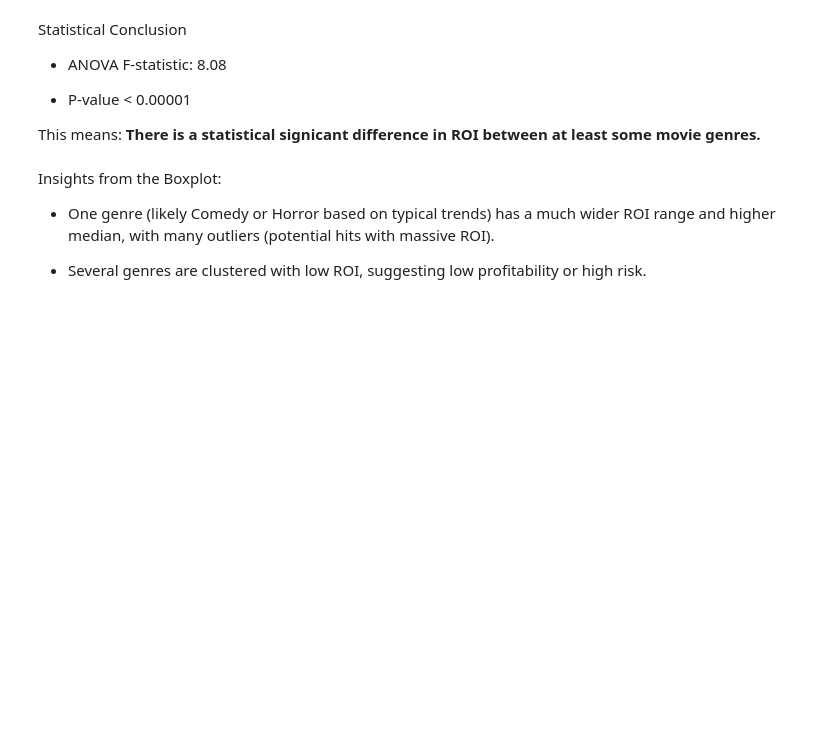
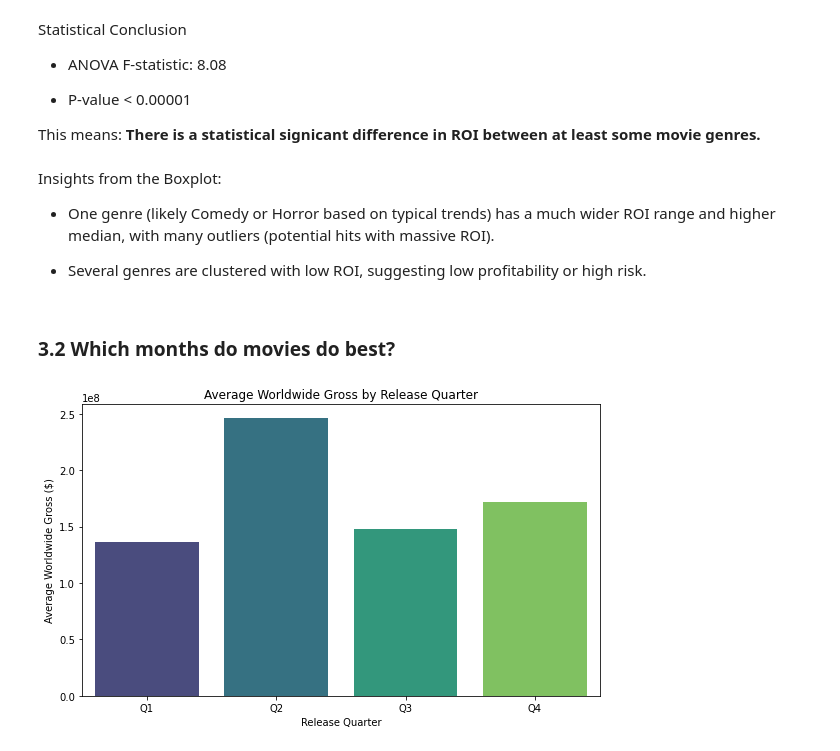
Before and after one commit to tingly-amua/Box-Office-Movie-Analysis, a Jupyter notebook: project.ipynb, the cells around one changed output. Saved outputs shown, nothing was run; the diff lists cells and outputs as text; code cells hidden in the pictures; blank space fills up the shorter version.

Commit message:
Analyse the best quarter to release a movie

```diff
--- a/project.ipynb
+++ b/project.ipynb
@@ -495,3 +495,42 @@ Insights from the Boxplot:
 - One genre (likely Comedy or Horror based on typical trends) has a much wider ROI range and higher median, with many outliers (potential hits with massive ROI).
 
 - Several genres are clustered with low ROI, suggesting low profitability or high risk.
+# %% [markdown]
+### 3.2 Which months do movies do best?
+# %%
+# Clean worldwide gross
+def parse_currency(x):
+    return float(str(x).replace('$', '').replace(',', '').strip()) if pd.notnull(x) else None
+
+full_df['worldwide_gross'] = full_df['worldwide_gross'].apply(parse_currency)
+
+# Parse release month from release_date
+full_df['release_date'] = pd.to_datetime(full_df['release_date'], errors='coerce')
+full_df['release_month'] = full_df['release_date'].dt.month
+
+# Map months to quarters
+def month_to_quarter(month):
+    if month in [1, 2, 3]: return 'Q1'
+    elif month in [4, 5, 6]: return 'Q2'
+    elif month in [7, 8, 9]: return 'Q3'
+    elif month in [10, 11, 12]: return 'Q4'
+    else: return 'Unknown'
+
+full_df['release_quarter'] = full_df['release_month'].apply(month_to_quarter)
+
+# Drop missing values
+full_df = full_df.dropna(subset=['worldwide_gross', 'release_quarter'])
+
+# Group by quarter and calculate mean revenue
+revenue_by_quarter = full_df.groupby('release_quarter')['worldwide_gross'].mean().reindex(['Q1', 'Q2', 'Q3', 'Q4'])
+
+# Plot results
+plt.figure(figsize=(8, 5))
+sns.barplot(x=revenue_by_quarter.index, y=revenue_by_quarter.values, palette='viridis')
+plt.title('Average Worldwide Gross by Release Quarter')
+plt.ylabel('Average Worldwide Gross ($)')
+plt.xlabel('Release Quarter')
+plt.tight_layout()
+plt.show()
+# %% [output]
+[figure, added]
```
Also changed, not shown: parts of 2 cells of this notebook.
